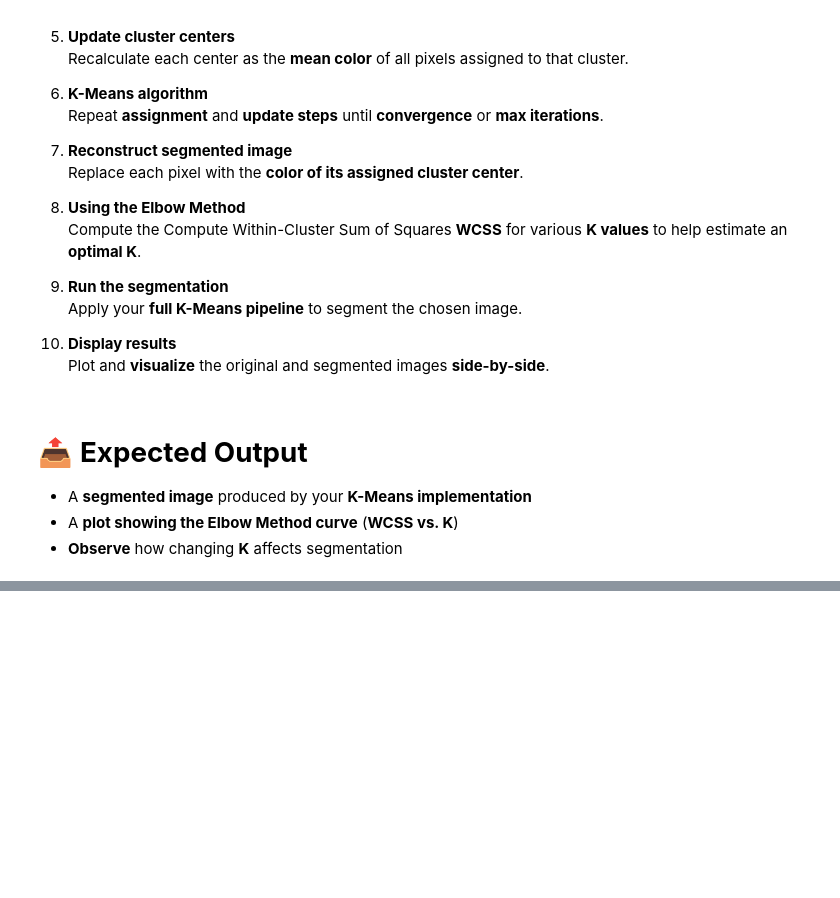
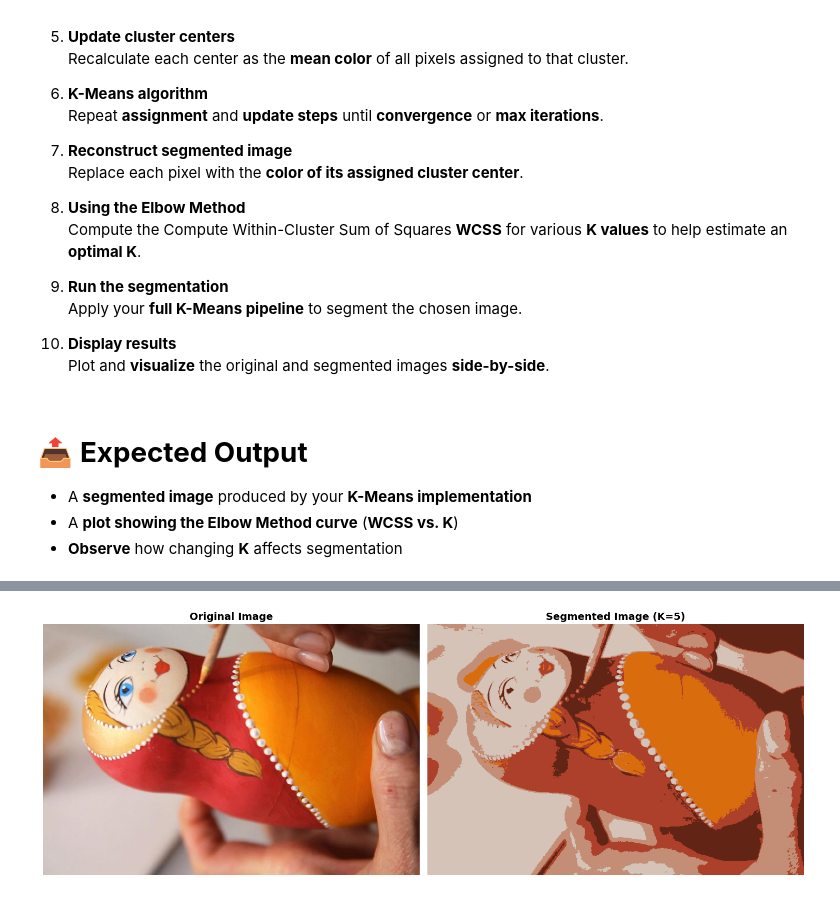
Before and after one commit to AlirezaSarbaz/ml_course_projects_FALL2025, a Jupyter notebook: 02_Unsupervised_Learning/K-Means/K-Means.ipynb, the cells around one changed output, grey strips where cells are left out. Saved outputs shown, nothing was run; the diff lists cells and outputs as text; code cells hidden in the pictures; blank space fills up the shorter version.

```diff
--- a/02_Unsupervised_Learning/K-Means/K-Means.ipynb
+++ b/02_Unsupervised_Learning/K-Means/K-Means.ipynb
@@ -121,7 +184,10 @@ def kmeans(pixels, k, max_iters=10, tol=1e-4):
 # Step 7: Reconstruct segmented image
 
 def recreate_image(labels, centers, image_shape):
-
+    # Replace each pixel with its cluster center color
+    segmented_pixels = centers[labels]
+    # Reshape back to original image shape
+    segmented = segmented_pixels.reshape(image_shape).astype(np.uint8)
     return segmented
 # %%
 # Step 8: Elbow Method
@@ -139,2 +273,20 @@ def plot_elbow(wcss):
 # %%
 # Step 10: Display results
+
+# Display original and segmented images side by side
+plt.figure(figsize=(15, 6))
+
+plt.subplot(1, 2, 1)
+plt.imshow(original_image)
+plt.title('Original Image', fontsize=14, fontweight='bold')
+plt.axis('off')
+
+plt.subplot(1, 2, 2)
+plt.imshow(segmented_image)
+plt.title(f'Segmented Image (K={k})', fontsize=14, fontweight='bold')
+plt.axis('off')
+
+plt.tight_layout()
+plt.show()
+# %% [output]
+[figure, added]
```
Also changed, not shown: parts of 5 cells of this notebook.
